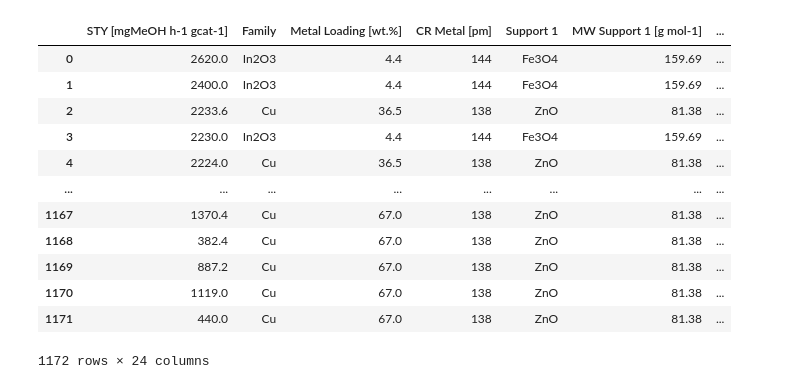
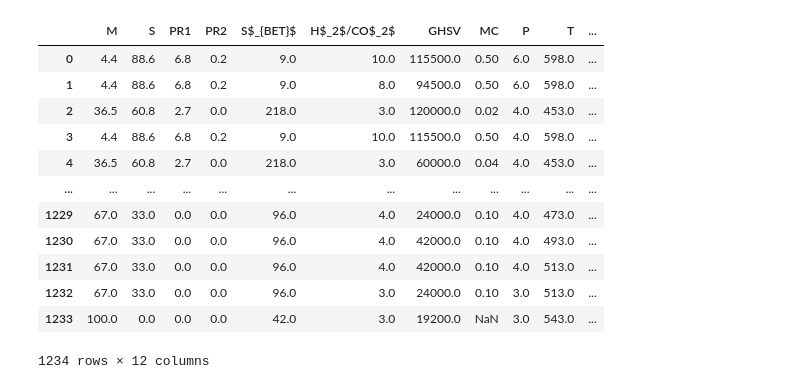
Before and after one commit to amin2783/suvarna_et_al_reproduction, a Jupyter notebook: xgb_from_scratch.ipynb, the cells around one changed output. Saved outputs shown, nothing was run; the diff lists cells and outputs as text; code cells hidden in the pictures.

```diff
--- a/xgb_from_scratch.ipynb
+++ b/xgb_from_scratch.ipynb
@@ -232,24 +153,31 @@ class Custom_xgb:
 # %%
 # preprocessing steps from previous notebook
 df = pd.read_excel("./Curated_data_1234_datapoints.xlsx")
 df.columns = df.columns.str.strip()
 df = df.drop(columns=["Reference DOI", "Unnamed: 23"], axis=1)
 df['Support Loading [wt.%]'] = 100 - df['Metal Loading [wt.%]'] - df['Promoter 1 loading [wt.%]'] - df['Promoter 2 loading [wt.%]']
 
-df = df.dropna(subset=["Catalyst amount [g]"]).reset_index(drop=True)
+y = df.iloc[:, 0]
+y = y/1000  #units aren't consistent
 
-display(df)
+X = df[["Metal Loading [wt.%]", "Support Loading [wt.%]", "Promoter 1 loading [wt.%]", "Promoter 2 loading [wt.%]", "SBET [m2 g-1]", "H2/CO2 [-]", "GHSV [cm3 h-1 gcat-1]", "Catalyst amount [g]", "Pressure [Mpa]", "Temperature [K]", "Calcination Temperature [K]", "Calcination duration [h]"]]
+
+# rename the columns
+column_names = ["M", "S", "PR1", "PR2", "S$_{BET}$", "H$_2$/CO$_2$", "GHSV", "MC", "P", "T", "CT", "CD"]
+X.columns = column_names
+
+display(X)
 # %% [output]
-|  | STY [mgMeOH h-1 gcat-1] | Family | Metal Loading [wt.%] | CR Metal [pm] | Support 1 | MW Support 1 [g mol-1] | ... |
-| 0 | 2620.0 | In2O3 | 4.4 | 144 | Fe3O4 | 159.69 | ... |
-| 1 | 2400.0 | In2O3 | 4.4 | 144 | Fe3O4 | 159.69 | ... |
-| 2 | 2233.6 | Cu | 36.5 | 138 | ZnO | 81.38 | ... |
-| 3 | 2230.0 | In2O3 | 4.4 | 144 | Fe3O4 | 159.69 | ... |
-| 4 | 2224.0 | Cu | 36.5 | 138 | ZnO | 81.38 | ... |
-| ... | ... | ... | ... | ... | ... | ... | ... |
-| 1167 | 1370.4 | Cu | 67.0 | 138 | ZnO | 81.38 | ... |
-| 1168 | 382.4 | Cu | 67.0 | 138 | ZnO | 81.38 | ... |
-| 1169 | 887.2 | Cu | 67.0 | 138 | ZnO | 81.38 | ... |
-| 1170 | 1119.0 | Cu | 67.0 | 138 | ZnO | 81.38 | ... |
-| 1171 | 440.0 | Cu | 67.0 | 138 | ZnO | 81.38 | ... |
+|  | M | S | PR1 | PR2 | S$_{BET}$ | H$_2$/CO$_2$ | GHSV | MC | P | T | ... |
+| 0 | 4.4 | 88.6 | 6.8 | 0.2 | 9.0 | 10.0 | 115500.0 | 0.50 | 6.0 | 598.0 | ... |
+| 1 | 4.4 | 88.6 | 6.8 | 0.2 | 9.0 | 8.0 | 94500.0 | 0.50 | 6.0 | 598.0 | ... |
+| 2 | 36.5 | 60.8 | 2.7 | 0.0 | 218.0 | 3.0 | 120000.0 | 0.02 | 4.0 | 453.0 | ... |
+| 3 | 4.4 | 88.6 | 6.8 | 0.2 | 9.0 | 10.0 | 115500.0 | 0.50 | 4.0 | 598.0 | ... |
+| 4 | 36.5 | 60.8 | 2.7 | 0.0 | 218.0 | 3.0 | 60000.0 | 0.04 | 4.0 | 453.0 | ... |
+| ... | ... | ... | ... | ... | ... | ... | ... | ... | ... | ... | ... |
+| 1229 | 67.0 | 33.0 | 0.0 | 0.0 | 96.0 | 4.0 | 24000.0 | 0.10 | 4.0 | 473.0 | ... |
+| 1230 | 67.0 | 33.0 | 0.0 | 0.0 | 96.0 | 4.0 | 42000.0 | 0.10 | 4.0 | 493.0 | ... |
+| 1231 | 67.0 | 33.0 | 0.0 | 0.0 | 96.0 | 4.0 | 42000.0 | 0.10 | 4.0 | 513.0 | ... |
+| 1232 | 67.0 | 33.0 | 0.0 | 0.0 | 96.0 | 3.0 | 24000.0 | 0.10 | 3.0 | 513.0 | ... |
+| 1233 | 100.0 | 0.0 | 0.0 | 0.0 | 42.0 | 3.0 | 19200.0 | NaN | 3.0 | 543.0 | ... |
-1172 rows × 24 columns
+1234 rows × 12 columns
```
Also changed, not shown: parts of 6 cells of this notebook, 2 other files.
